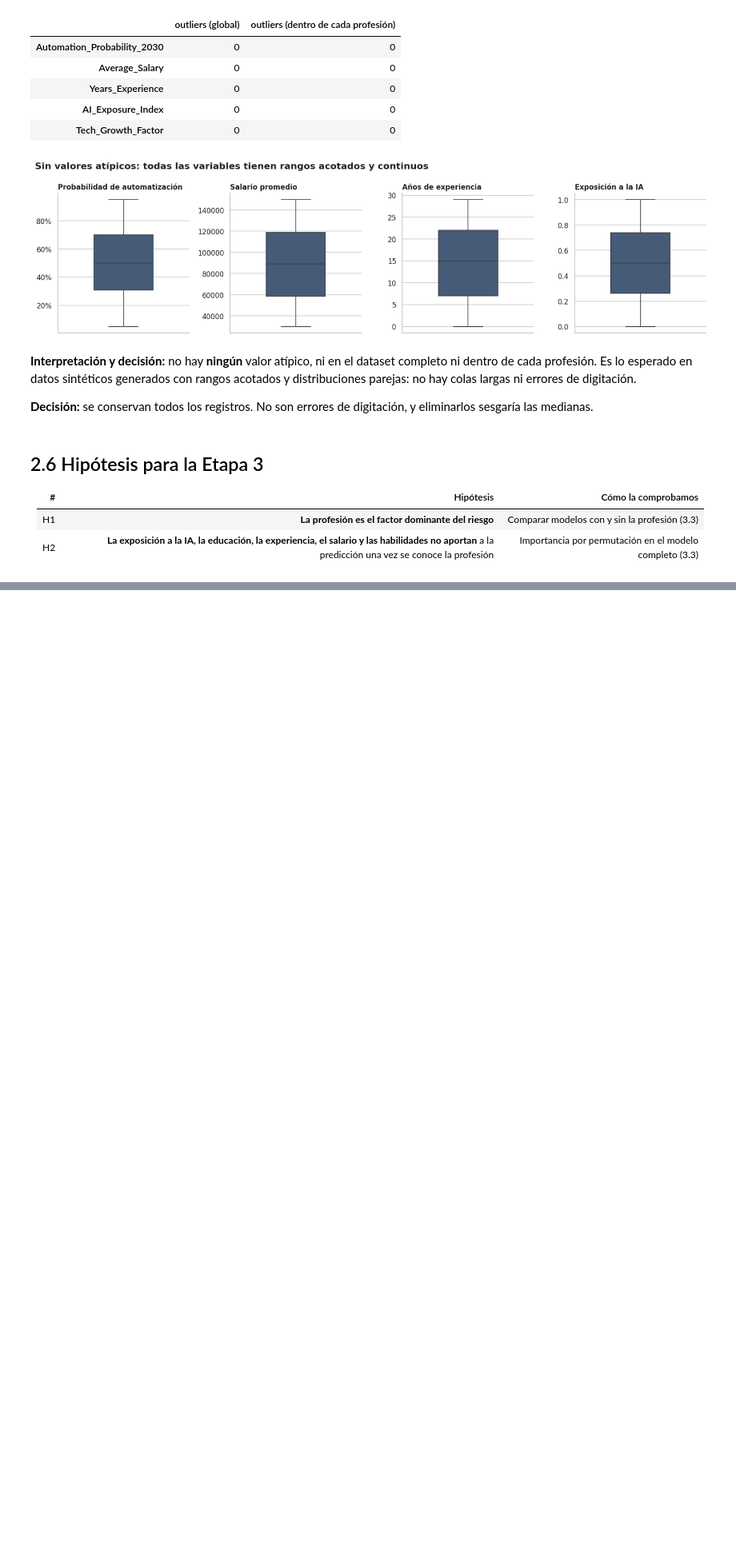
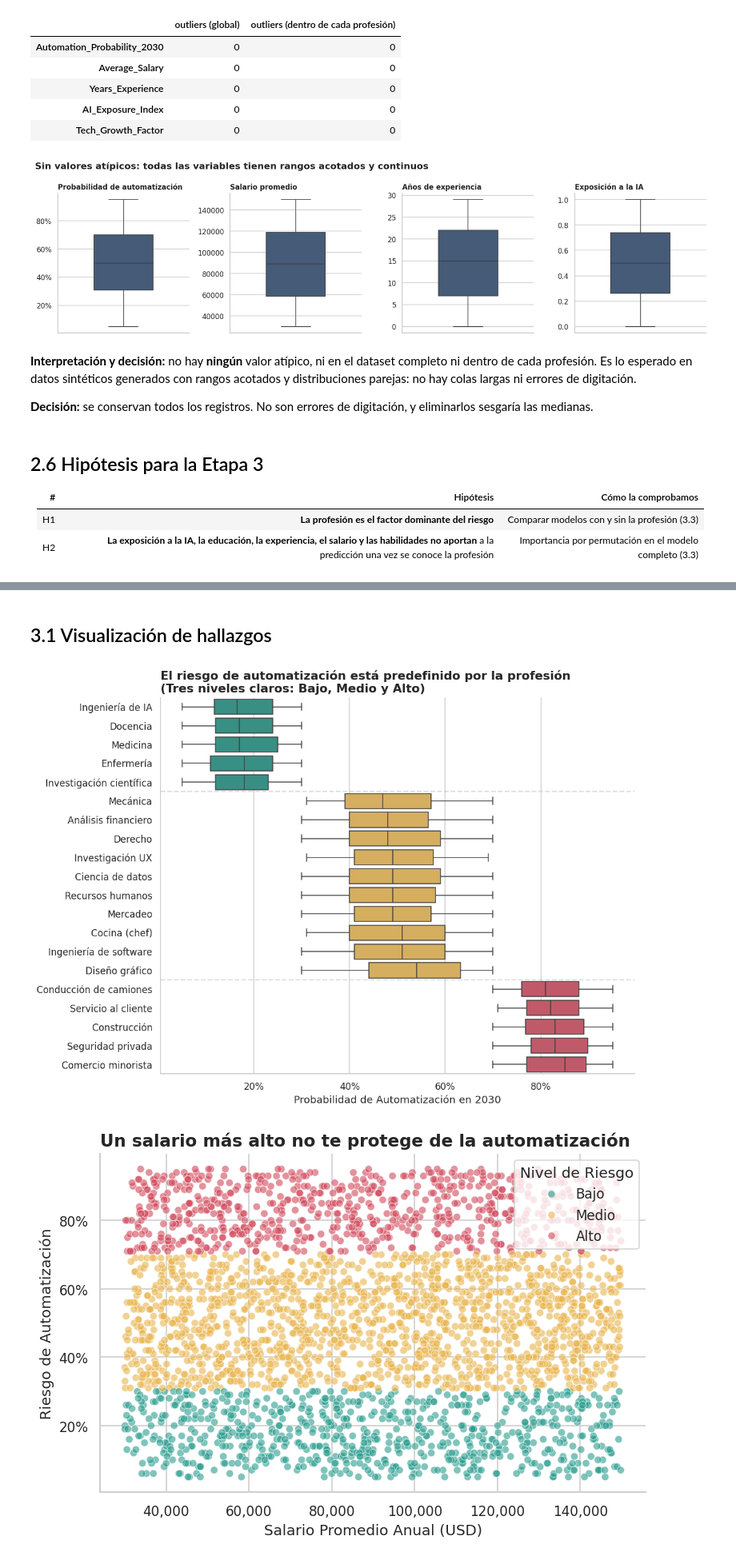
Before and after one commit to Diegogv23/proyecto-final-dataxperience, a Jupyter notebook: notebook/proyecto_final_ai_impact_jobs_2030.ipynb, the cells around one changed output, grey strips where cells are left out. Shown at 80% size. Cells and saved outputs as stored; diff of their text form; code cells hidden in the pictures; blank space fills up the shorter version.

```diff
--- a/notebook/proyecto_final_ai_impact_jobs_2030.ipynb
+++ b/notebook/proyecto_final_ai_impact_jobs_2030.ipynb
@@ -638,0 +643,52 @@ plt.show()
+# %% [markdown]
+## 3.1 Visualización de hallazgos
+# %%
+fig, ax = plt.subplots(figsize=(10, 8))
+
+orden_profesiones = por_profesion.index
+
+sns.boxplot(
+    data=df_limpio,
+    x=COL_RIESGO,
+    y='profesion',
+    order=orden_profesiones,
+    palette=df_limpio.set_index('profesion').loc[orden_profesiones, 'categoria_riesgo'].map(PALETA_RIESGO).to_dict(),
+    ax=ax
+)
+
+ax.set_title('El riesgo de automatización está predefinido por la profesión\n(Tres niveles claros: Bajo, Medio y Alto)', fontsize=14)
+ax.set_xlabel('Probabilidad de Automatización en 2030')
+ax.set_ylabel('')
+eje_porcentaje(ax, eje='x')
+
+
+ax.axhline(4.5, color=COLOR_GRIS, linestyle='--', alpha=0.5)
+ax.axhline(14.5, color=COLOR_GRIS, linestyle='--', alpha=0.5)
+
+guardar(fig, '05_riesgo_por_profesion')
+plt.show()
+
+
+fig, ax = plt.subplots(figsize=(8, 5))
+sns.scatterplot(
+    data=df_limpio,
+    x=COL_SALARIO,
+    y=COL_RIESGO,
+    hue='categoria_riesgo',
+    palette=PALETA_RIESGO,
+    alpha=0.6,
+    ax=ax
+)
+
+ax.set_title('Un salario más alto no te protege de la automatización', fontsize=14)
+ax.set_xlabel('Salario Promedio Anual (USD)')
+ax.set_ylabel('Riesgo de Automatización')
+eje_porcentaje(ax, eje='y')
+ax.get_xaxis().set_major_formatter(mtick.FuncFormatter(lambda x, p: format(int(x), ',')))
+ax.legend(title='Nivel de Riesgo', loc='upper right')
+
+guardar(fig, '06_salario_vs_riesgo')
+plt.show()
+# %% [output]
+[figure, added]
+[figure, added]
```
Also changed, not shown: parts of 2 cells of this notebook, 3 other files.
